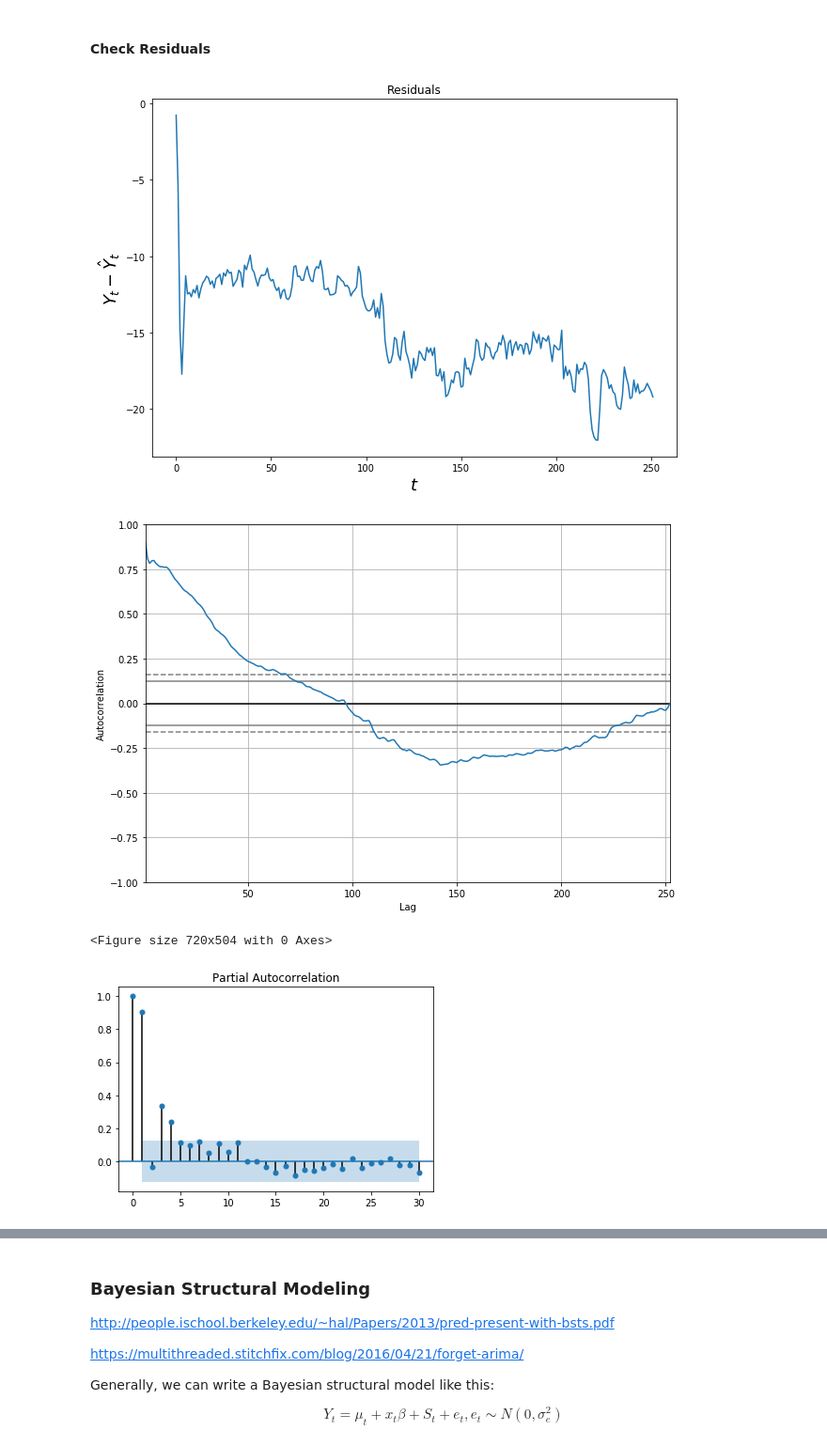
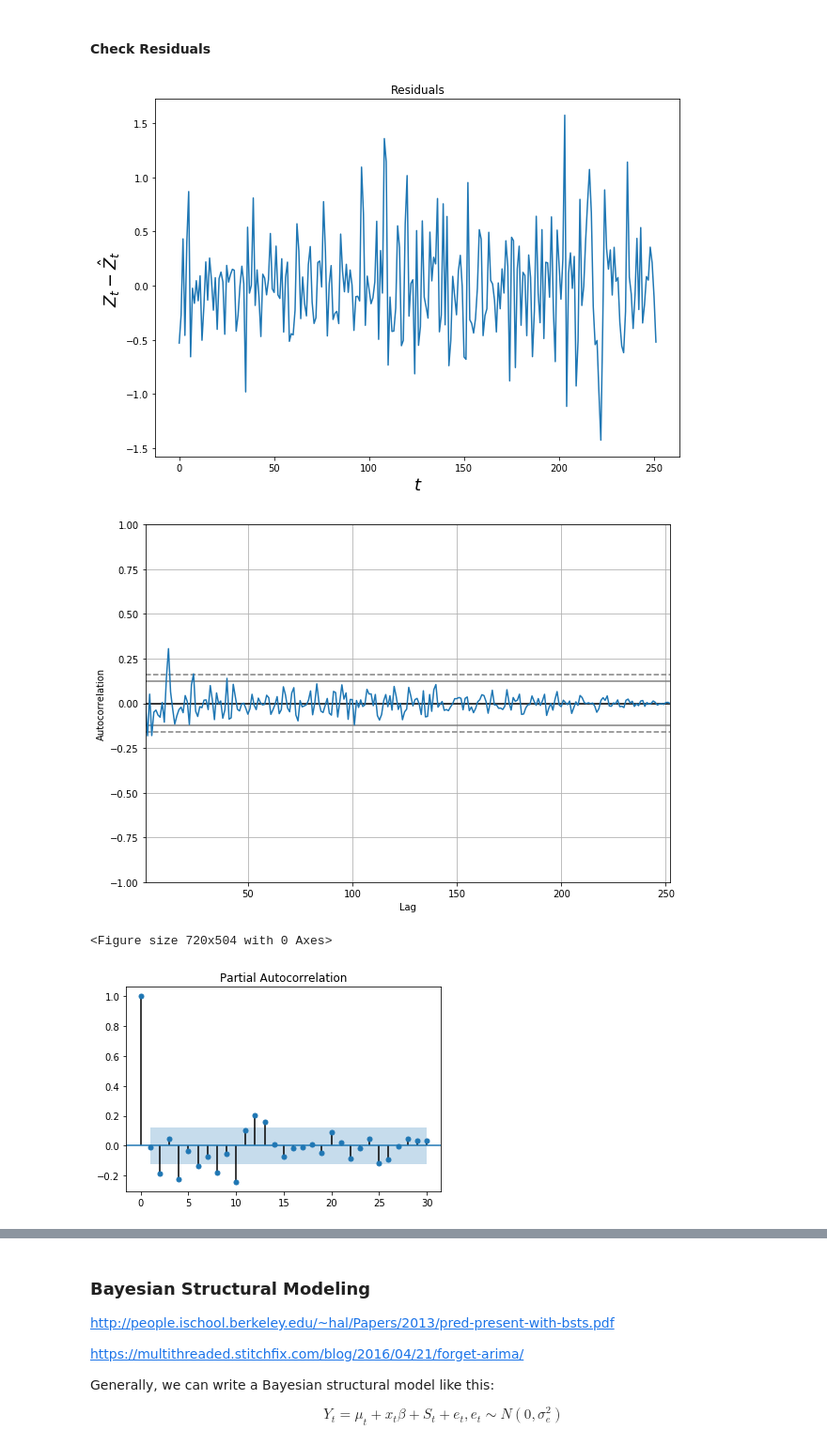
Before and after one commit to ahotaling/STAT_330_Project, a Jupyter notebook: Notebooks/Bayesian_Model_Exploration.ipynb, the cells around one changed output, grey strips where cells are left out. Shown at 94% size. Saved outputs shown, nothing was run; the diff lists cells and outputs as text; code cells hidden in the pictures.

```diff
--- a/Notebooks/Bayesian_Model_Exploration.ipynb
+++ b/Notebooks/Bayesian_Model_Exploration.ipynb
@@ -380,7 +380,7 @@ generated quantities{
 #### Split data into training and testing sets
 Use 2015 - 2017 as the test
 # %%
-path_model = figpath + 'arima(1,1,0)/'
+path_model = figpath + 'arima(4,1,2)/'
 text_file = open(path_model+"diagnositics.txt", "w")
 # %%
 y = list(observed_data['Electricity Price'])
@@ -393,5 +393,5 @@ z_1 = [y[i] - y[i-1] for i in range(1,len(y))] # data with differencing of 1 lag
 z_1_train = z_1[:-forecast_length]
 z_1_test = z_1[-forecast_length:]
 dates = list(observed_data.Datetime.map(lambda x: x.strftime('%Y-%m')))
-P = 1
-Q =0
+P = 4
+Q =2
@@ -398,5 +400,5 @@ Q =0
 # %%
-m2_data = {'T':len(z_1_train), 'K':1, 'P':P, 'Q':Q, 'Y':np.asarray(train_y).reshape(len(train_y), 1),
+m2_data = {'T':len(z_1_train), 'K':1, 'P':P, 'Q':Q, 'Y':np.asarray(z_1_train).reshape(len(z_1_train), 1),
            "mu_prior_location": 0, 'mu_prior_scale':100, 'sigma_prior_location': .1, 'sigma_prior_scale':1,
            'phi_prior_location':[0]*P, 'phi_prior_scale':[100]*P, 'theta_prior_location':0, 'theta_prior_scale':100, 'T_new': 12}
 # %%
@@ -505,28 +527,29 @@ for param in param_names:
 resid = residuals(z_1, prediction[1])
 fig, ax = plt.subplots(figsize = (10, 7))
 ax.plot(resid)
-ax.set_ylabel(r'$Y_t - \hat{Y}_t$', fontsize = 18)
+ax.set_ylabel(r'$Z_t - \hat{Z}_t$', fontsize = 18)
 ax.set_xlabel(r'$t$', fontsize = 18)
 #ax.set_ylim((-2,2))
 ax.set_title('Residuals')
 fig.savefig(path_model+'residuals.png')
 # %% [output]
-[figure, old version]
+[figure, new version]
 # %%
 # residual autocorrelation
 fig = plt.figure(figsize = (10,7))
 autocorrelation_plot(resid)
 fig.savefig(path_model+'residual_autocorrelation.png')
 # %% [output]
-[figure, old version]
+[figure, new version]
 # %%
 # residual partial autocorrelation
-fig = plt.figure(figsize = (10,7))
-plot_pacf(resid, lags=30)
+
+fig, ax = plt.subplots(figsize = (10,7))
+plot_pacf(resid, lags=30,ax=ax)
 fig.savefig(path_model+'residual_partial_autocorrelation.png')
 # %% [output]
 <Figure size 720x504 with 0 Axes>
-[figure, old version]
+[figure, new version]
 # %%
 sns.distplot(resid)
 # %% [output]
```
Also changed, not shown: parts of 11 cells of this notebook, 49 other files.
